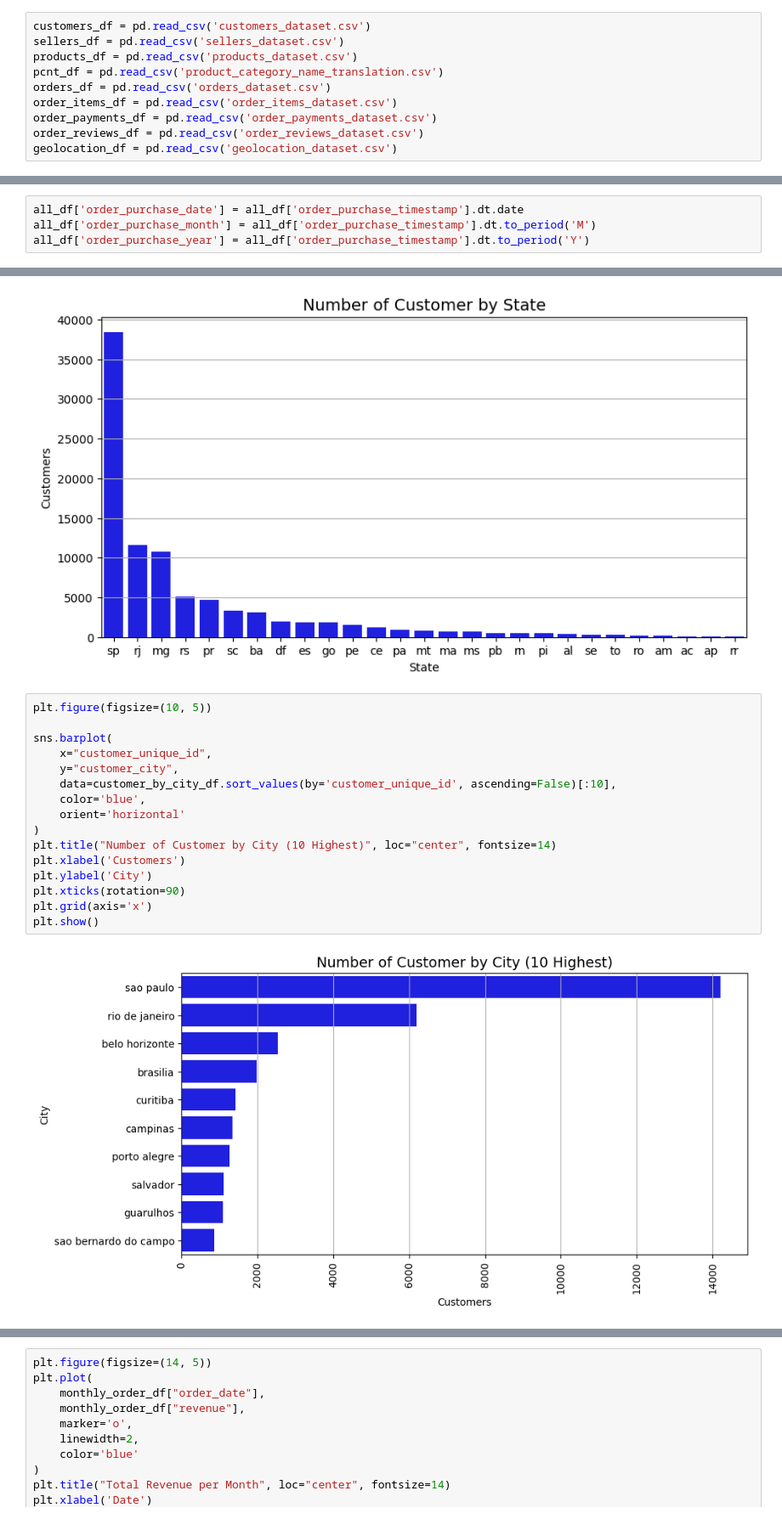
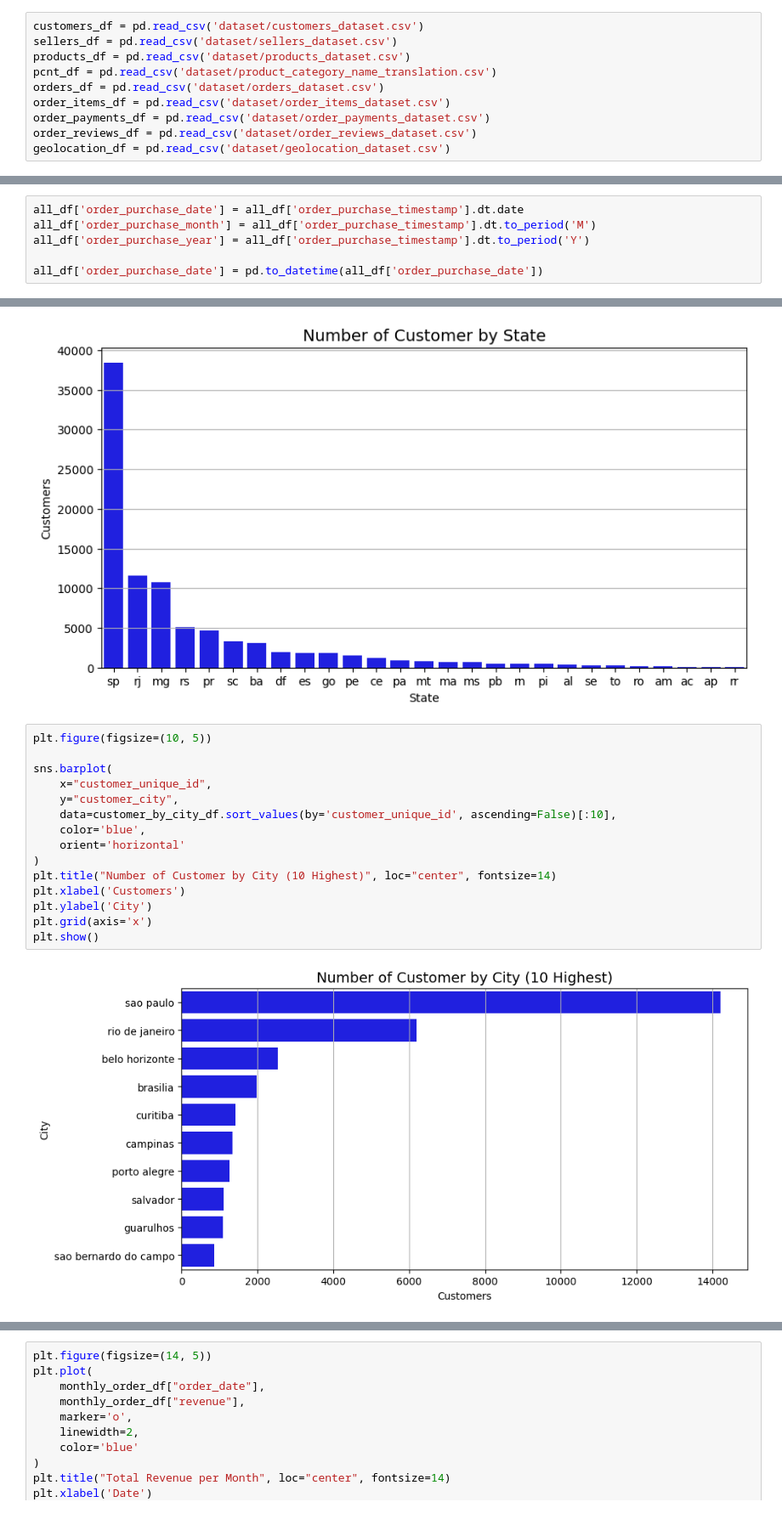
Before and after one commit to Habiburr0hman/dicoding_proyek_analisis_data, a Jupyter notebook: notebook.ipynb, the cells around one changed output, grey strips where cells are left out. Shown at 85% size. Drawn from its saved outputs; the diff is of its cells as text.

```diff
--- a/notebook.ipynb
+++ b/notebook.ipynb
@@ -45,12 +46,12 @@ After a customer purchases the product from Olist Store a seller gets notified t
 # %% [markdown]
 ![image.png](embedded-picture-1)
 # %%
-customers_df = pd.read_csv('customers_dataset.csv')
-sellers_df = pd.read_csv('sellers_dataset.csv')
-products_df = pd.read_csv('products_dataset.csv')
-pcnt_df = pd.read_csv('product_category_name_translation.csv')
-orders_df = pd.read_csv('orders_dataset.csv')
-order_items_df = pd.read_csv('order_items_dataset.csv')
-order_payments_df = pd.read_csv('order_payments_dataset.csv')
-order_reviews_df = pd.read_csv('order_reviews_dataset.csv')
-geolocation_df = pd.read_csv('geolocation_dataset.csv')
+customers_df = pd.read_csv('dataset/customers_dataset.csv')
+sellers_df = pd.read_csv('dataset/sellers_dataset.csv')
+products_df = pd.read_csv('dataset/products_dataset.csv')
+pcnt_df = pd.read_csv('dataset/product_category_name_translation.csv')
+orders_df = pd.read_csv('dataset/orders_dataset.csv')
+order_items_df = pd.read_csv('dataset/order_items_dataset.csv')
+order_payments_df = pd.read_csv('dataset/order_payments_dataset.csv')
+order_reviews_df = pd.read_csv('dataset/order_reviews_dataset.csv')
+geolocation_df = pd.read_csv('dataset/geolocation_dataset.csv')
@@ -381,6 +399,8 @@ memory usage: 35.4+ MB
 all_df['order_purchase_date'] = all_df['order_purchase_timestamp'].dt.date
 all_df['order_purchase_month'] = all_df['order_purchase_timestamp'].dt.to_period('M')
 all_df['order_purchase_year'] = all_df['order_purchase_timestamp'].dt.to_period('Y')
+
+all_df['order_purchase_date'] = pd.to_datetime(all_df['order_purchase_date'])
 # %%
 all_df.sort_values(['order_purchase_timestamp', 'order_id', 'order_item_id'], ascending=True, inplace=True)
 all_df.reset_index(inplace=True, drop=True)
@@ -686,18 +769,17 @@ plt.show()
 # %%
 plt.figure(figsize=(10, 5))
 
 sns.barplot(
     x="customer_unique_id",
     y="customer_city",
     data=customer_by_city_df.sort_values(by='customer_unique_id', ascending=False)[:10],
     color='blue',
     orient='horizontal'
 )
 plt.title("Number of Customer by City (10 Highest)", loc="center", fontsize=14)
 plt.xlabel('Customers')
 plt.ylabel('City')
-plt.xticks(rotation=90)
 plt.grid(axis='x')
 plt.show()
 # %% [output]
-[figure, old version]
+[figure, new version]
```
Also changed, not shown: parts of 50 cells of this notebook, 13 other files.
